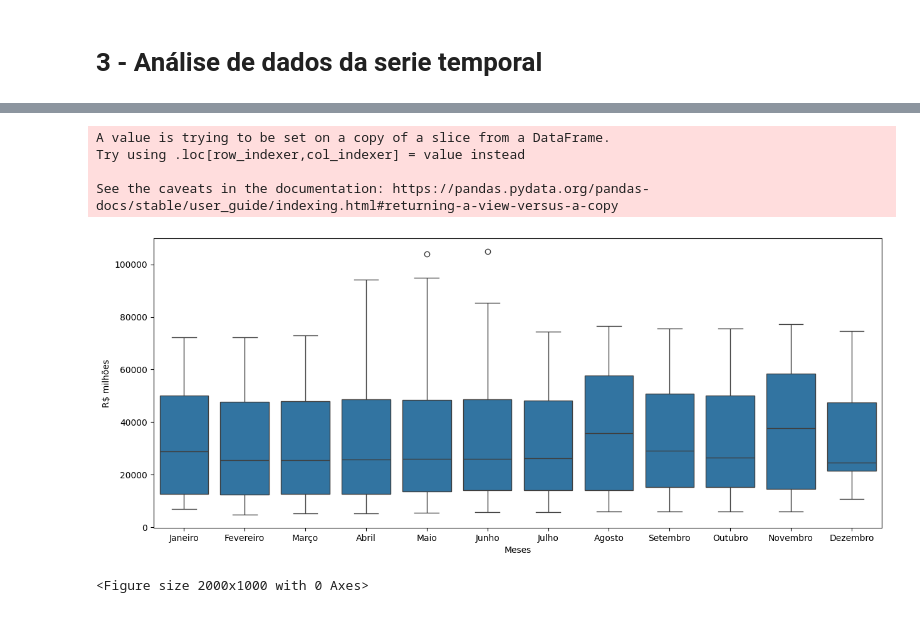
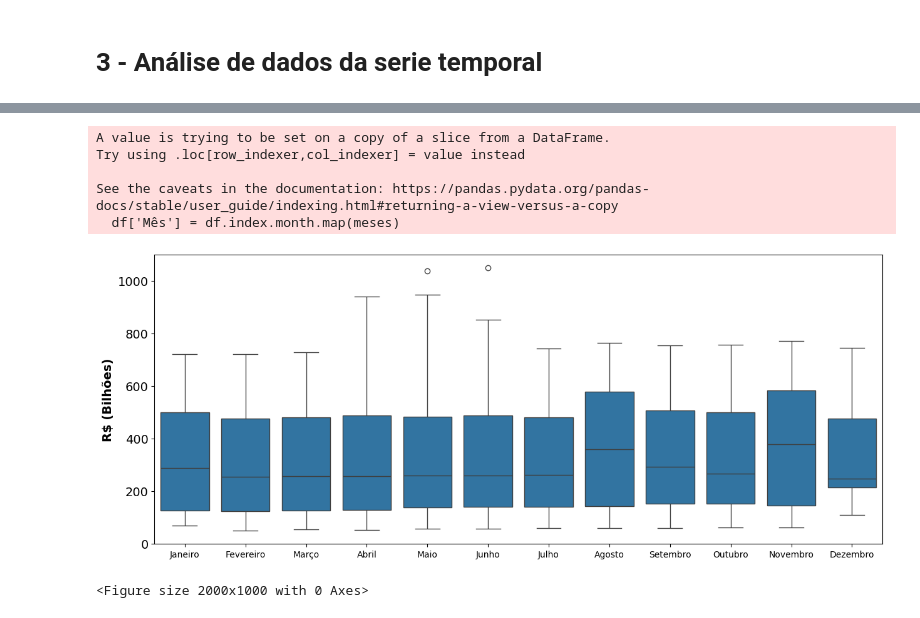
Before and after one commit to victordornelos/tcc_cap3, a Jupyter notebook: cap3.ipynb, the cells around one changed output, grey strips where cells are left out. Cells and saved outputs as stored; diff of their text form; code cells hidden in the pictures.

```diff
--- a/cap3.ipynb
+++ b/cap3.ipynb
@@ -187,23 +169,28 @@ See the caveats in the documentation: https://pandas.pydata.org/pandas-docs/stab
 # Analisando efeito sazonal por meio do Box Plot
 meses = {1: 'Janeiro', 2: 'Fevereiro', 3: 'Março', 4: 'Abril', 5: 'Maio', 6: 'Junho',
          7: 'Julho', 8: 'Agosto', 9: 'Setembro', 10: 'Outubro', 11: 'Novembro', 12: 'Dezembro'}
-
-df['Mês'] = df.index.month.map(meses)
-
-
-plt.figure(figsize=(15, 6))
-sns.boxplot(x='Mês', y='Valor', data=df)
-plt.gca().yaxis.set_major_formatter(StrMethodFormatter('{x:.0f}'))
-plt.xlabel('Meses')
-plt.ylabel('R$ milhões')
-plt.grid(False)
-plt.show()
-# %% [output]
-A value is trying to be set on a copy of a slice from a DataFrame.
-Try using .loc[row_indexer,col_indexer] = value instead
-
-See the caveats in the documentation: https://pandas.pydata.org/pandas-docs/stable/user_guide/indexing.html#returning-a-view-versus-a-copy
-[figure, removed]
+# %%
+
+df['Mês'] = df.index.month.map(meses)
+
+plt.figure(figsize=(15, 6))
+
+# Dividindo os valores por 100 apenas neste gráfico
+sns.boxplot(x='Mês', y=df['Valor'] / 100, data=df)
+
+plt.gca().yaxis.set_major_formatter(StrMethodFormatter('{x:.0f}'))
+plt.xlabel('')
+plt.ylabel('R$ (Bilhões)', fontsize=14, fontweight='bold')
+plt.yticks(fontsize=14)  # Aumentando os valores do eixo Y
+plt.grid(False)
+plt.show()
+# %% [output]
+A value is trying to be set on a copy of a slice from a DataFrame.
+Try using .loc[row_indexer,col_indexer] = value instead
+
+See the caveats in the documentation: https://pandas.pydata.org/pandas-docs/stable/user_guide/indexing.html#returning-a-view-versus-a-copy
+  df['Mês'] = df.index.month.map(meses)
+[figure, added]
 # %%
 # Decompondo a série para novas análises
 serie_temporal = df['Valor']
```
Also changed, not shown: parts of 12 cells of this notebook, 3 other files.
